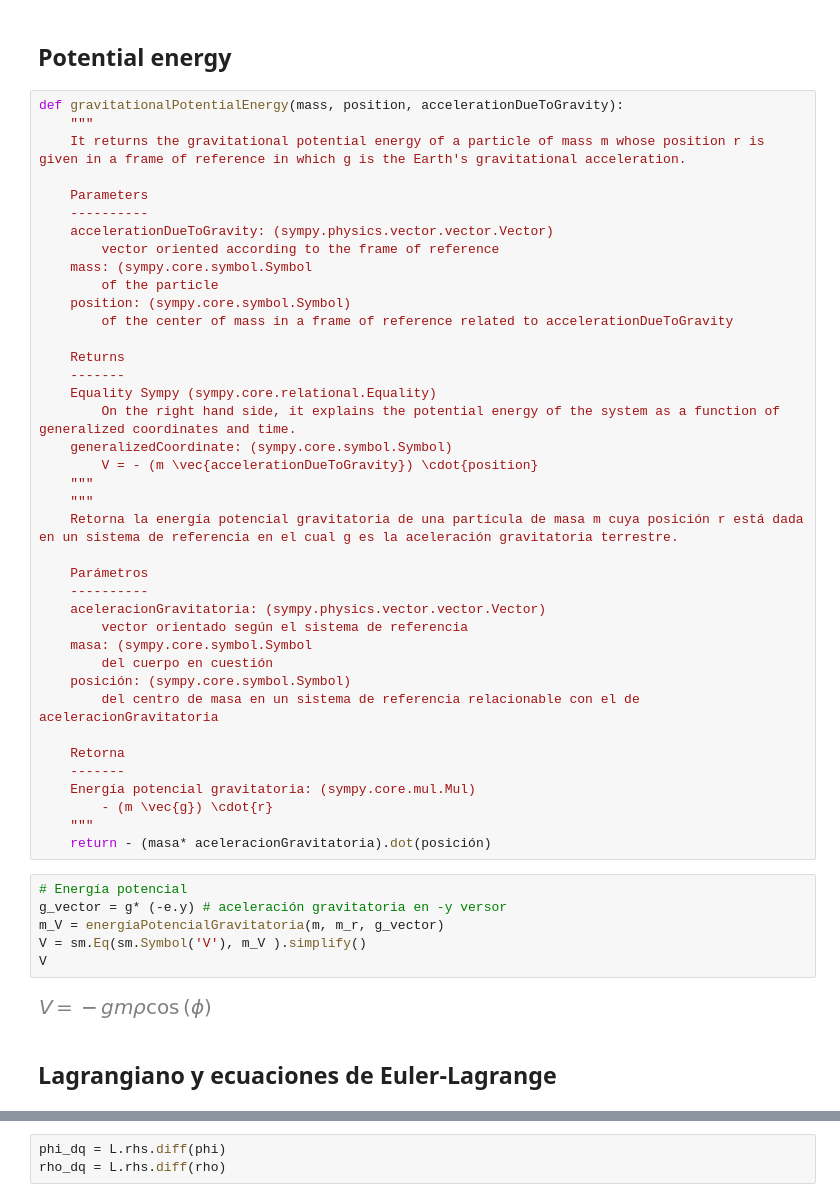
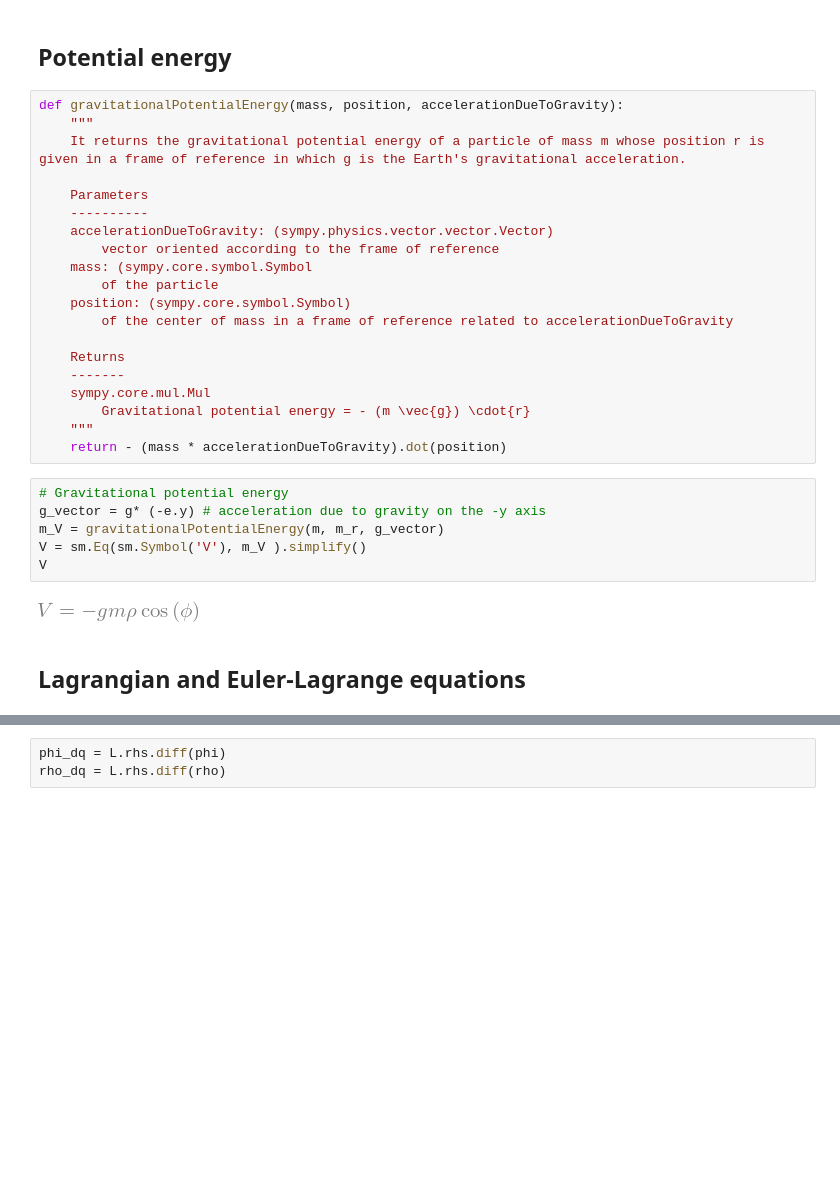
Before and after one commit to unlam/ComputationalAnalyticalMechanics, a Jupyter notebook: 06ForcesConstraint/constraintIdealPendulum.ipynb, the cells around one changed output, grey strips where cells are left out. Drawn from its saved outputs; the diff is of its cells as text; blank space fills up the shorter version.

```diff
--- a/06ForcesConstraint/constraintIdealPendulum.ipynb
+++ b/06ForcesConstraint/constraintIdealPendulum.ipynb
@@ -94,37 +94,18 @@ def gravitationalPotentialEnergy(mass, position, accelerationDueToGravity):
 
     Returns
     -------
-    Equality Sympy (sympy.core.relational.Equality)
-        On the right hand side, it explains the potential energy of the system as a function of generalized coordinates and time.
-    generalizedCoordinate: (sympy.core.symbol.Symbol)
-        V = - (m \vec{accelerationDueToGravity}) \cdot{position}
+    sympy.core.mul.Mul
+        Gravitational potential energy = - (m \vec{g}) \cdot{r}
     """
-    """
-    Retorna la energía potencial gravitatoria de una partícula de masa m cuya posición r está dada en un sistema de referencia en el cual g es la aceleración gravitatoria terrestre.
-
-    Parámetros
-    ----------
-    aceleracionGravitatoria: (sympy.physics.vector.vector.Vector)
-        vector orientado según el sistema de referencia
-    masa: (sympy.core.symbol.Symbol
-        del cuerpo en cuestión
-    posición: (sympy.core.symbol.Symbol)
-        del centro de masa en un sistema de referencia relacionable con el de aceleracionGravitatoria
-
-    Retorna
-    -------
-    Energía potencial gravitatoria: (sympy.core.mul.Mul)
-        - (m \vec{g}) \cdot{r}
-    """
-    return - (masa* aceleracionGravitatoria).dot(posición)
+    return - (mass * accelerationDueToGravity).dot(position)
 # %%
-# Energía potencial
-g_vector = g* (-e.y) # aceleración gravitatoria en -y versor
-m_V = energíaPotencialGravitatoria(m, m_r, g_vector)
+# Gravitational potential energy
+g_vector = g* (-e.y) # acceleration due to gravity on the -y axis
+m_V = gravitationalPotentialEnergy(m, m_r, g_vector)
 V = sm.Eq(sm.Symbol('V'), m_V ).simplify()
 V
 # %% [output]
-[figure, old version]
+[figure, new version]
 # %% [markdown]
-## Lagrangiano y ecuaciones de Euler-Lagrange
+## Lagrangian and Euler-Lagrange equations
 # %% [markdown]
```
Also changed, not shown: parts of 36 cells of this notebook, 3 other files.
